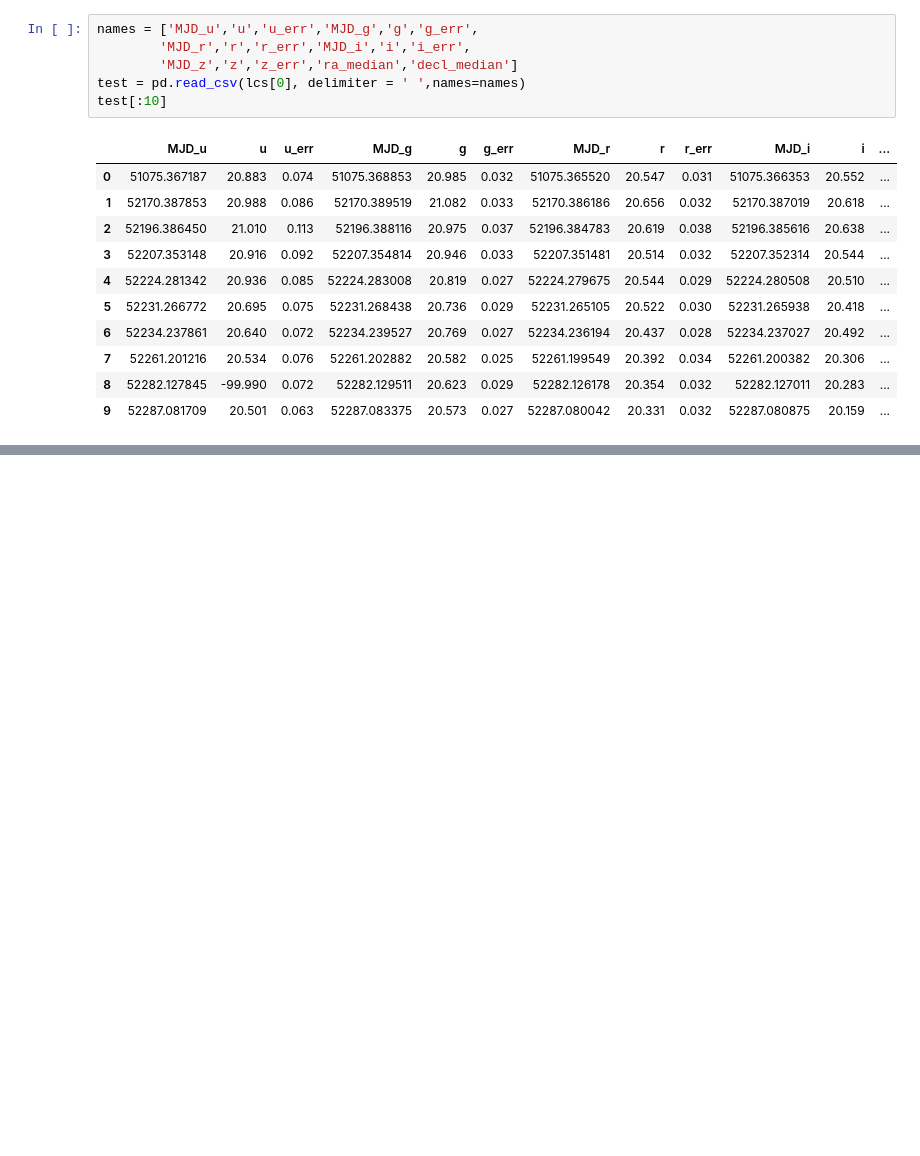
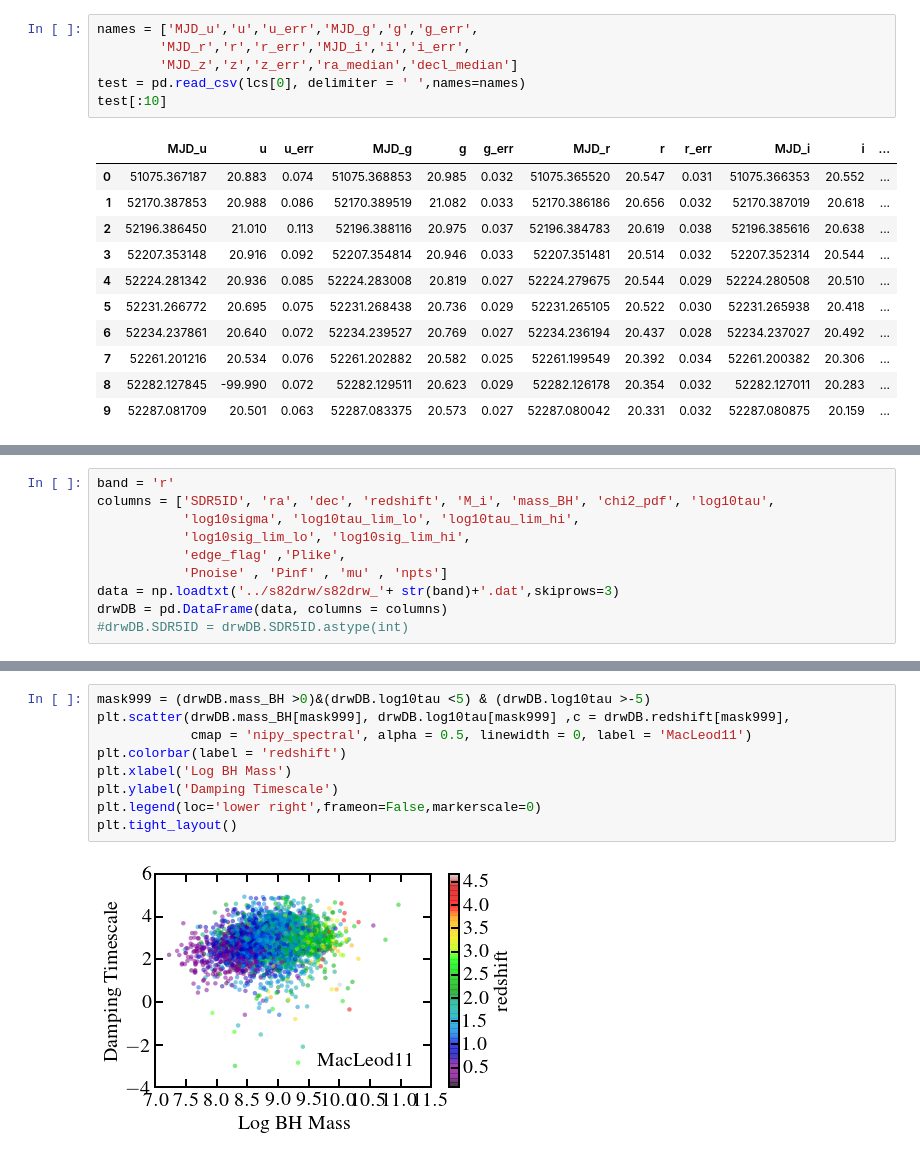
Before and after one commit to jmoreno28/QSO_S82_DRW_vs_DHO, a Jupyter notebook: PreviewLightcurvefiles.ipynb, the cells around one changed output, grey strips where cells are left out. Cells and saved outputs as stored; diff of their text form; blank space fills up the shorter version.

Commit message:
previewed DRW MacLeod Results

```diff
--- a/PreviewLightcurvefiles.ipynb
+++ b/PreviewLightcurvefiles.ipynb
@@ -80,0 +83,10 @@ for c, value in enumerate(random):
+# %%
+band = 'r'
+columns = ['SDR5ID', 'ra', 'dec', 'redshift', 'M_i', 'mass_BH', 'chi2_pdf', 'log10tau',
+           'log10sigma', 'log10tau_lim_lo', 'log10tau_lim_hi',
+           'log10sig_lim_lo', 'log10sig_lim_hi',
+           'edge_flag' ,'Plike',
+           'Pnoise' , 'Pinf' , 'mu' , 'npts']
+data = np.loadtxt('../s82drw/s82drw_'+ str(band)+'.dat',skiprows=3)
+drwDB = pd.DataFrame(data, columns = columns)
+#drwDB.SDR5ID = drwDB.SDR5ID.astype(int)
@@ -80,0 +114,11 @@ for c, value in enumerate(random):
+# %%
+mask999 = (drwDB.mass_BH >0)&(drwDB.log10tau <5) & (drwDB.log10tau >-5)
+plt.scatter(drwDB.mass_BH[mask999], drwDB.log10tau[mask999] ,c = drwDB.redshift[mask999],
+            cmap = 'nipy_spectral', alpha = 0.5, linewidth = 0, label = 'MacLeod11')
+plt.colorbar(label = 'redshift')
+plt.xlabel('Log BH Mass')
+plt.ylabel('Damping Timescale')
+plt.legend(loc='lower right',frameon=False,markerscale=0)
+plt.tight_layout()
+# %% [output]
+[figure, added]
```
Also changed, not shown: parts of 4 cells of this notebook.
